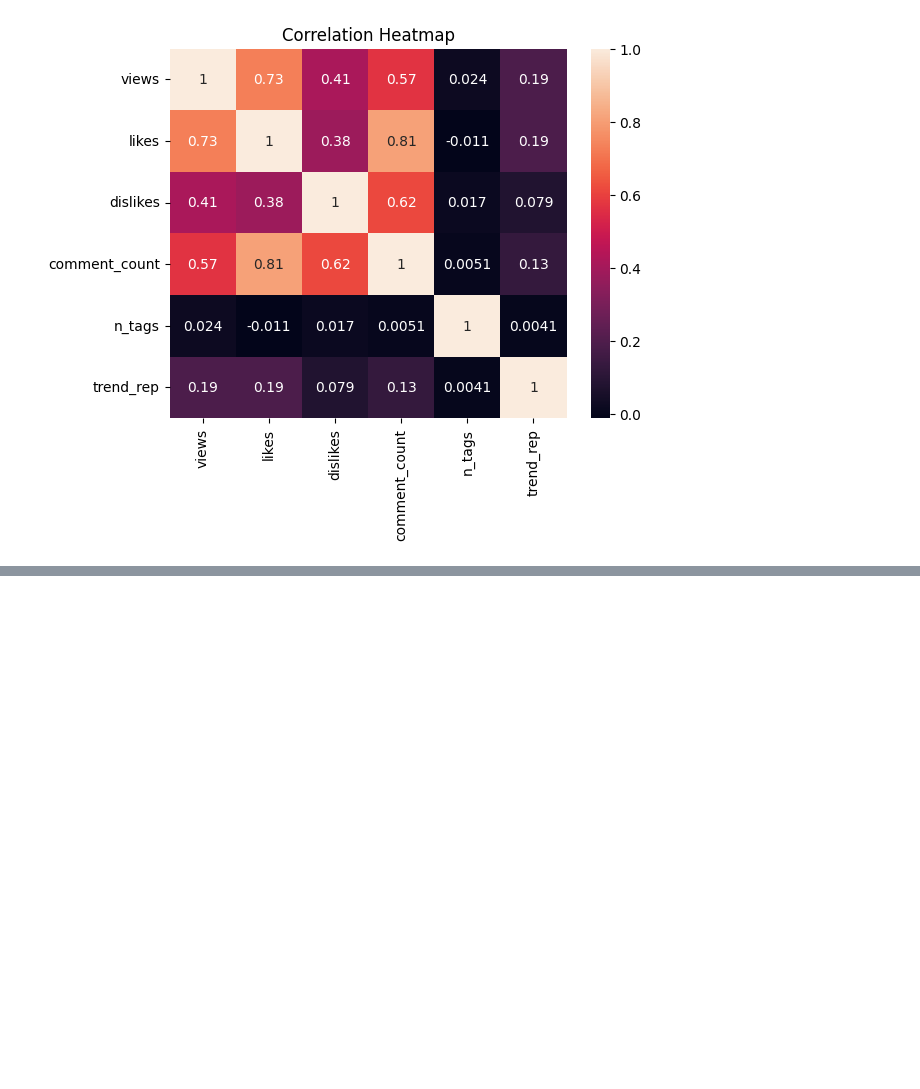
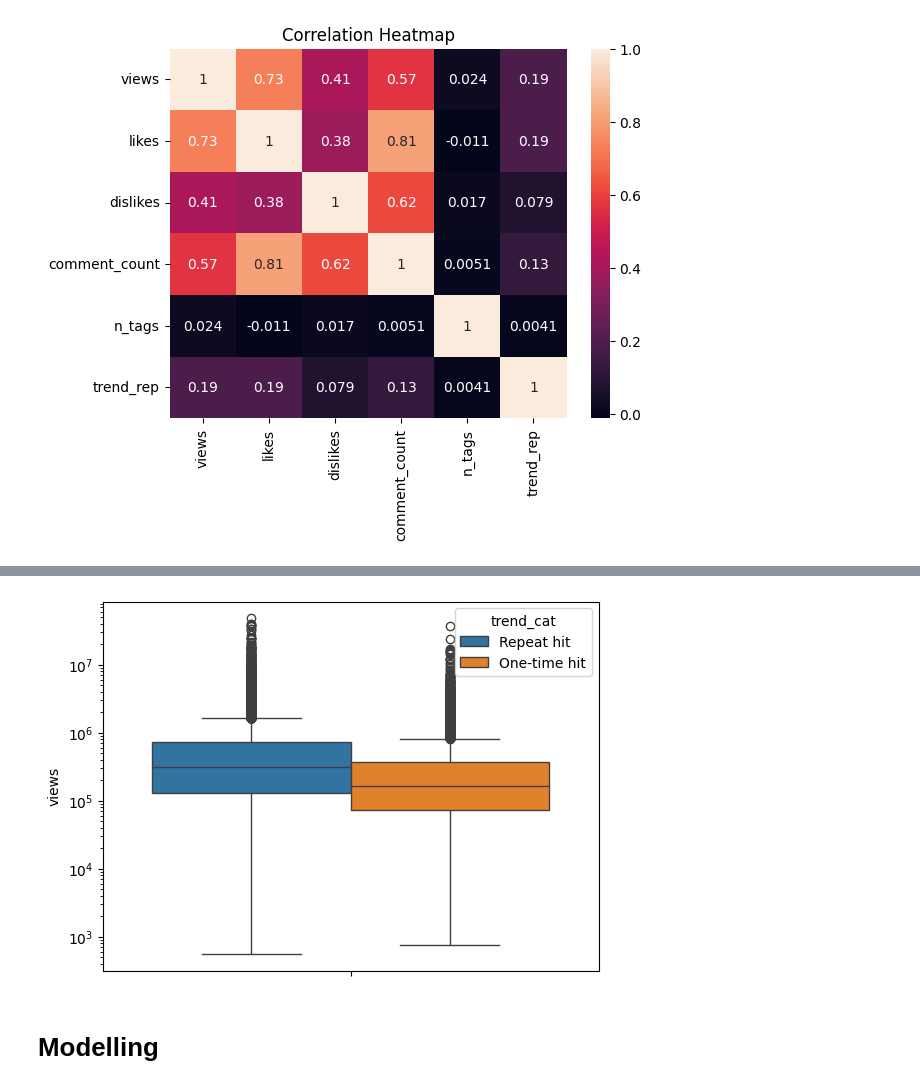
Before and after one commit to Thampi-hub/Springboard_RT, a Jupyter notebook: Capstone_2/2_DataWrangling/readData.ipynb, the cells around one changed output, grey strips where cells are left out. Drawn from its saved outputs; the diff is of its cells as text; code cells hidden in the pictures; blank space fills up the shorter version.

```diff
--- a/Capstone_2/2_DataWrangling/readData.ipynb
+++ b/Capstone_2/2_DataWrangling/readData.ipynb
@@ -267,0 +272,7 @@ KeyboardInterrupt:
+# %%
+sns.boxplot(y="views", data=filtrData, hue="trend_cat")
+plt.yscale("log")
+# %% [output]
+[figure, added]
+# %% [markdown]
+# Modelling
```
Also changed, not shown: parts of 10 cells of this notebook.
